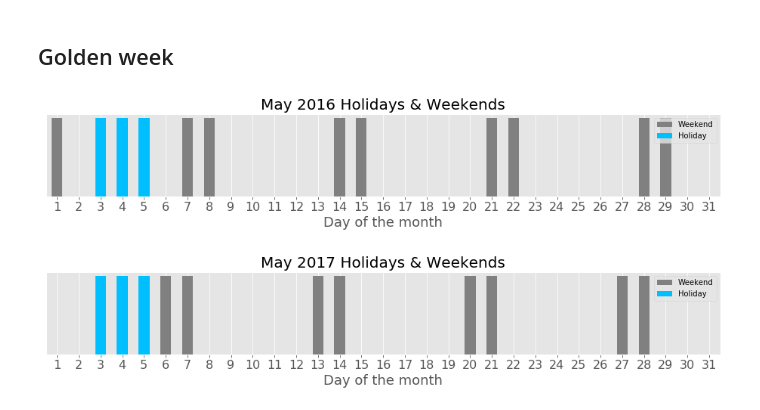
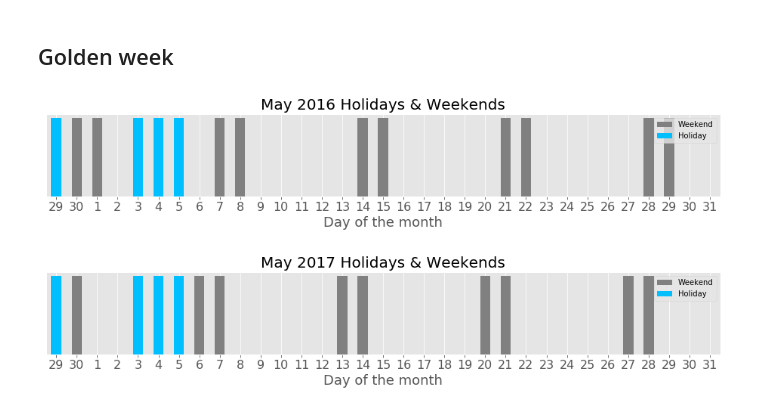
Before and after one commit to alekseisolovev/kaggle, a Jupyter notebook: recruit-restaurant/recruit_restaurant_eda.ipynb, the cells around one changed output. Cells and saved outputs as stored; diff of their text form; code cells hidden in the pictures.

```diff
--- a/recruit-restaurant/recruit_restaurant_eda.ipynb
+++ b/recruit-restaurant/recruit_restaurant_eda.ipynb
@@ -175,7 +175,7 @@ date_info['weekend_flg'] = date_info.day_of_week.apply(is_weekend)
 # %%
 ax = plt.gca()
 
-df = date_info[date_info.calendar_date.isin(pd.date_range('2016-05-01', '2016-05-31'))].copy()
+df = date_info[date_info.calendar_date.isin(pd.date_range('2016-04-29', '2016-05-31'))].copy()
 df[['day', 'weekend_flg']].set_index('day').plot(
     kind='bar',
     ax=ax,
@@ -199,35 +199,35 @@ plt.xlabel('Day of the month', fontsize=18)
 plt.title('May 2016 Holidays & Weekends', fontsize=20)
 plt.show()
 # %% [output]
-[figure, old version]
+[figure, new version]
 # %%
 ax = plt.gca()
 
-df = date_info[date_info.calendar_date.isin(pd.date_range('2017-05-01', '2017-05-31'))].copy()
+df = date_info[date_info.calendar_date.isin(pd.date_range('2017-04-29', '2017-05-31'))].copy()
 df[['day', 'weekend_flg']].set_index('day').plot(
     kind='bar',
     ax=ax,
     figsize=(16,2),
     yticks=[],
     rot=0,
     fontsize=16,
     color='grey')
 
 df[['day', 'holiday_flg']].set_index('day').plot(
     kind='bar',
     ax=ax,
     figsize=(16,2),
     yticks=[],
     rot=0,
     fontsize=16,
     color='deepskyblue')
 
 ax.legend(labels=['Weekend', 'Holiday'])
 plt.xlabel('Day of the month', fontsize=18)
 plt.title('May 2017 Holidays & Weekends', fontsize=20)
 plt.show()
 # %% [output]
-[figure, old version]
+[figure, new version]
 # %%
 df = train.set_index('visit_date')
 del df.index.name
```
